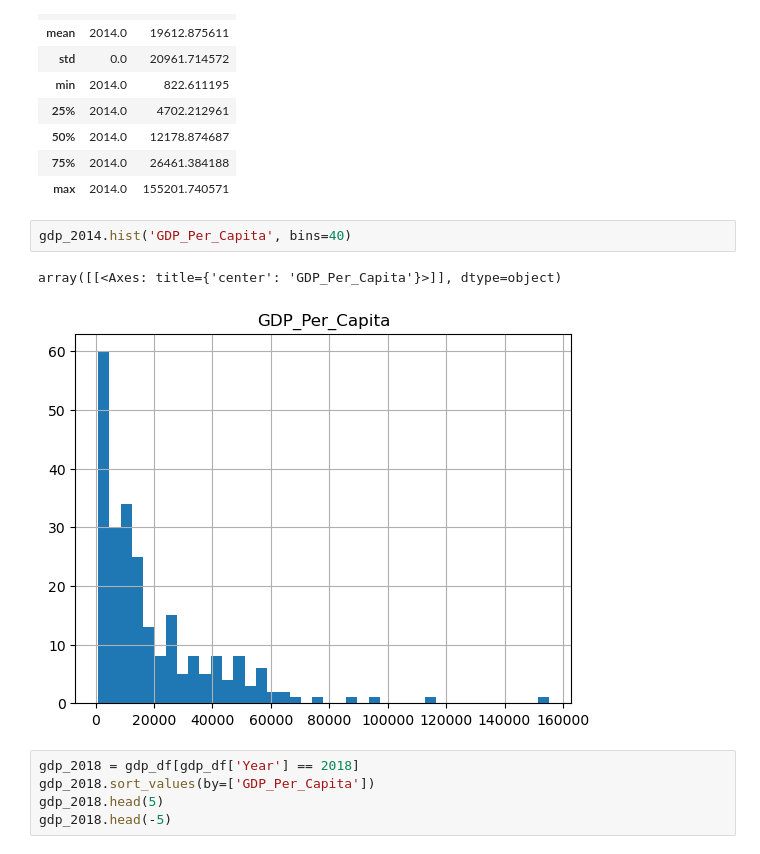
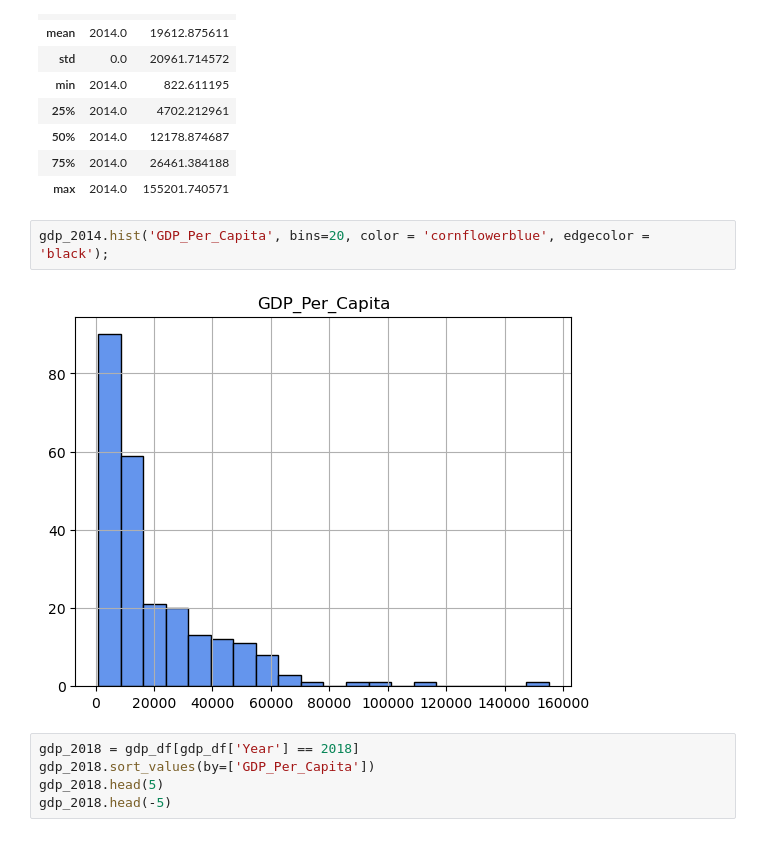
Before and after one commit to nss-data-science-cohort-7/un-exploration-michaeltatarjr, a Jupyter notebook: notebook/UN_Data_Exploration.ipynb, the cells around one changed output. Saved outputs shown, nothing was run; the diff lists cells and outputs as text.

```diff
--- a/notebook/UN_Data_Exploration.ipynb
+++ b/notebook/UN_Data_Exploration.ipynb
@@ -231,10 +231,9 @@ gdp_2014.describe()
 | 75% | 2014.0 | 26461.384188 |
 | max | 2014.0 | 155201.740571 |
 # %%
-gdp_2014.hist('GDP_Per_Capita', bins=40)
+gdp_2014.hist('GDP_Per_Capita', bins=20, color = 'cornflowerblue', edgecolor = 'black');
 # %% [output]
-array([[<Axes: title={'center': 'GDP_Per_Capita'}>]], dtype=object)
-[figure, old version]
+[figure, new version]
 # %%
 gdp_2018 = gdp_df[gdp_df['Year'] == 2018]
 gdp_2018.sort_values(by=['GDP_Per_Capita'])
```
Also changed, not shown: parts of 31 cells of this notebook, 1 other file.
